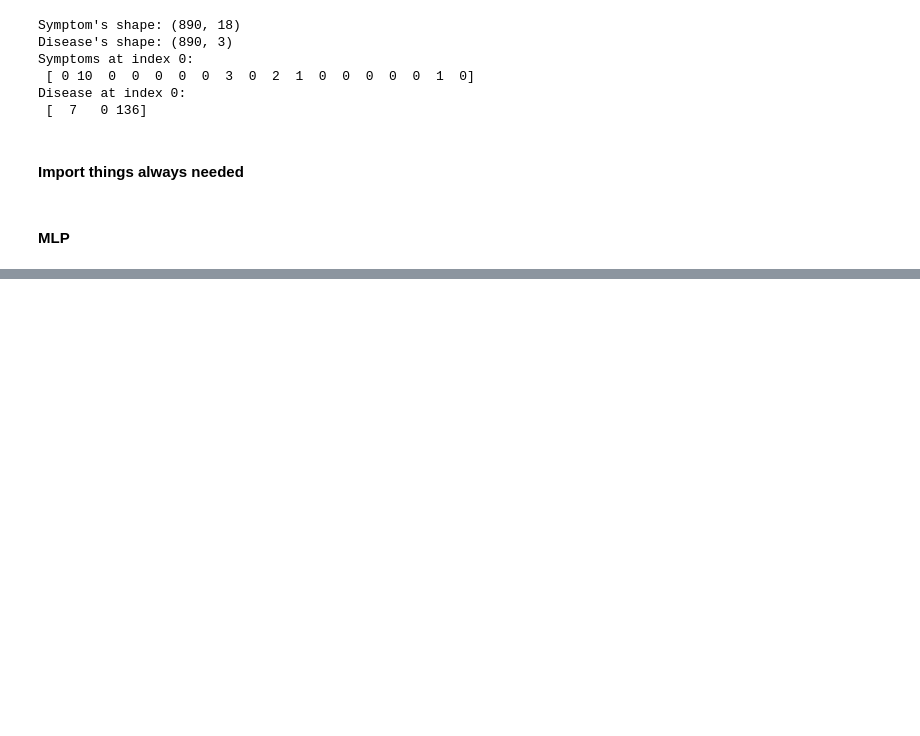
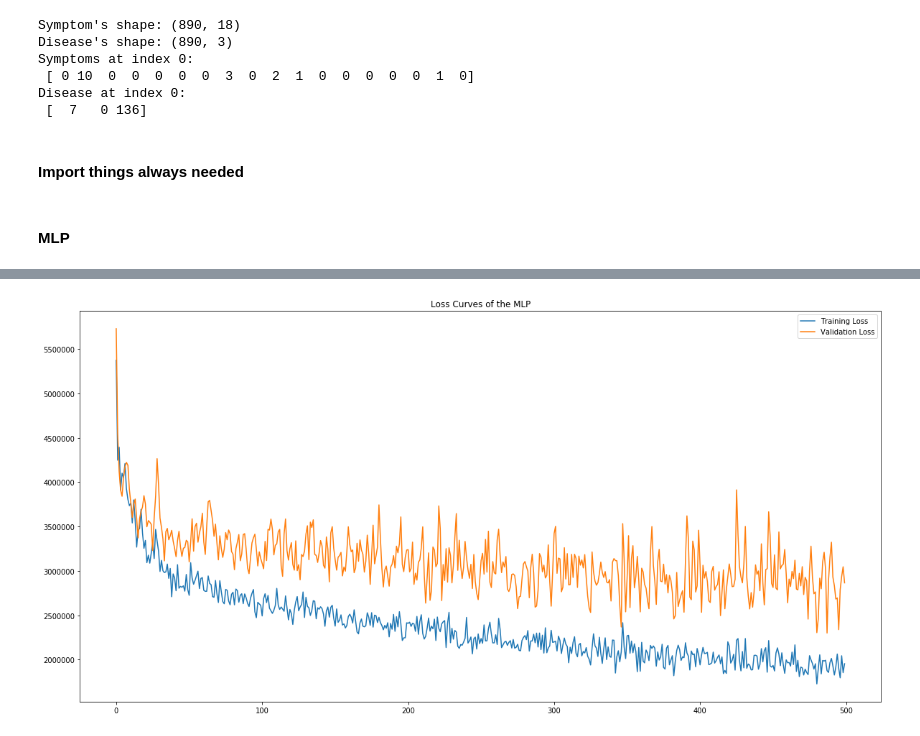
Before and after one commit to JarnoRFB/mercura, a Jupyter notebook: regressor_tests.ipynb, the cells around one changed output, grey strips where cells are left out. Drawn from its saved outputs; the diff is of its cells as text; code cells hidden in the pictures; blank space fills up the shorter version.

```diff
--- a/regressor_tests.ipynb
+++ b/regressor_tests.ipynb
@@ -23,23 +24,26 @@ import pickle
 # %% [markdown]
 #### MLP
 # %%
-from keras.models import Sequential
-from keras.layers import Dense, Activation
+from tensorflow.python.keras.models import Sequential
+from tensorflow.python.keras.layers import Dense, Activation, Dropout
+
+DROPOUT_RATE = .5
 
 model = Sequential()
-model.add(Dense(100, input_dim=18))
+model.add(Dense(256, input_dim=18))
 model.add(Activation('relu'))
+model.add(Dropout(DROPOUT_RATE))
+model.add(Dense(128))
+model.add(Activation('relu'))
+model.add(Dropout(DROPOUT_RATE))
 model.add(Dense(3))
-model.add(Activation('relu')) # may take out and test later...
+# model.add(Activation('relu')) # may take out and test later...
 model.compile(optimizer='adam',
-              loss='mean_squared_error',
-              metrics=['accuracy'])
+              loss='mean_squared_error')
 
-model.fit(train, train_y, epochs=250, batch_size=32, validation_data=(val, val_y))
+hist = model.fit(train, train_y, epochs=500, batch_size=64, verbose=0, validation_data=(val, val_y))
 
+print('Final loss:', hist.history['val_loss'][-1])
 
-# pred = model.predict(test)
-# for i in range(5):
-#     print(pred[i])
-#     print('\n', test_y[i])
+pred = model.predict(test, verbose=0)
 # %% [output]
@@ -108,0 +51,9 @@ Regressing with 18 features...
+# %%
+plt.figure(figsize=(20,10))
+plt.title("Loss Curves of the MLP")
+plt.plot(hist.history['loss'], label='Training Loss')
+plt.plot(hist.history['val_loss'], label='Validation Loss')
+plt.legend()
+plt.show()
+# %% [output]
+[figure, added]
```
Also changed, not shown: parts of 14 cells of this notebook.
